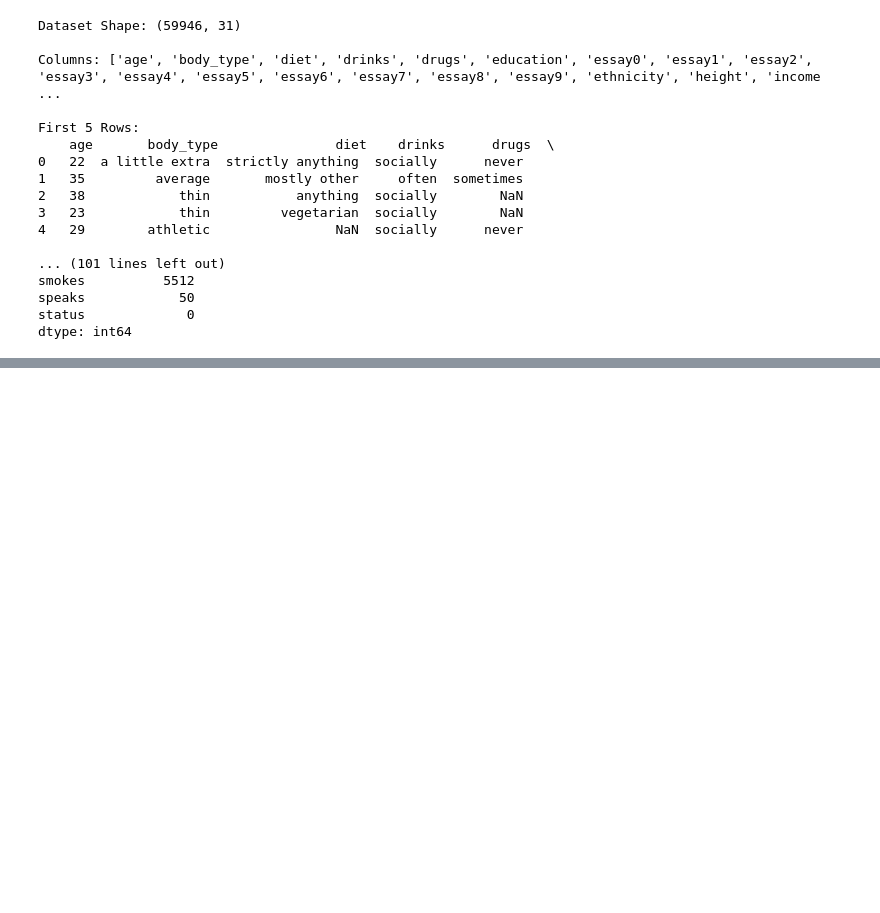
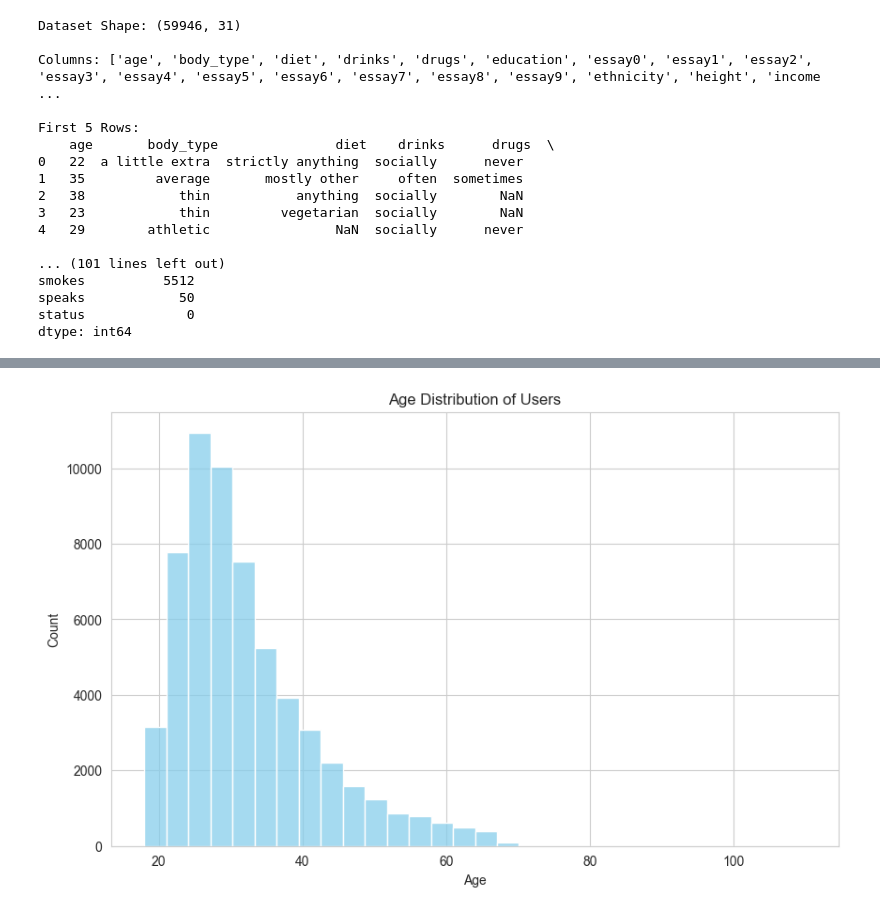
Before and after one commit to GoudyMT/dating-ml-project, a Jupyter notebook: dating_ml_analysis.ipynb, the cells around one changed output, grey strips where cells are left out. Drawn from its saved outputs; the diff is of its cells as text; code cells hidden in the pictures; blank space fills up the shorter version.

Commit message:
Performed EDA with visualization and pair generation plan, Added EDA findings with detailed summary

```diff
--- a/dating_ml_analysis.ipynb
+++ b/dating_ml_analysis.ipynb
@@ -36,0 +40,26 @@ dtype: int64
+# %%
+import pandas as pd
+import numpy as np
+import seaborn as sns
+import matplotlib.pyplot as plt
+
+# Set random seed for reproducibility
+np.random.seed(42)
+
+# Load dataset
+df = pd.read_csv('data/profiles.csv')
+
+# Basic statistics
+print("Dataset Shape:", df.shape)
+print("\nData Types:\n", df.dtypes)
+print("\nMissing Values:\n", df.isnull().sum())
+print("\nAge Summary:\n", df['age'].describe())
+print("\nDiet Value Counts:\n", df['diet'].value_counts(dropna=False))
+print("\nDrinks Value Counts:\n", df['drinks'].value_counts(dropna=False))
+print("\nSmokes Value Counts:\n", df['smokes'].value_counts(dropna=False))
+print("\nPets Value Counts:\n", df['pets'].value_counts(dropna=False))
+print("\nOrientation Value Counts:\n", df['orientation'].value_counts(dropna=False))
+
+# Check essay columns
+essay_cols = [col for col in df.columns if 'essay' in col]
+print("\nEssay Columns Missing Values:\n", df[essay_cols].isnull().sum())
@@ -36,0 +95,15 @@ dtype: int64
+# %%
+# Set Seaborn style
+sns.set_style("whitegrid")
+
+# 1. Age distribution
+plt.figure(figsize=(10, 6))
+sns.histplot(df['age'].dropna(), bins=30, color='skyblue')
+plt.title('Age Distribution of Users')
+plt.xlabel('Age')
+plt.ylabel('Count')
+plt.savefig('images/age_distribution.png')
+plt.show()
+plt.close()
+# %% [output]
+[figure, added]
```
Also changed, not shown: parts of 9 cells of this notebook, 6 other files.
